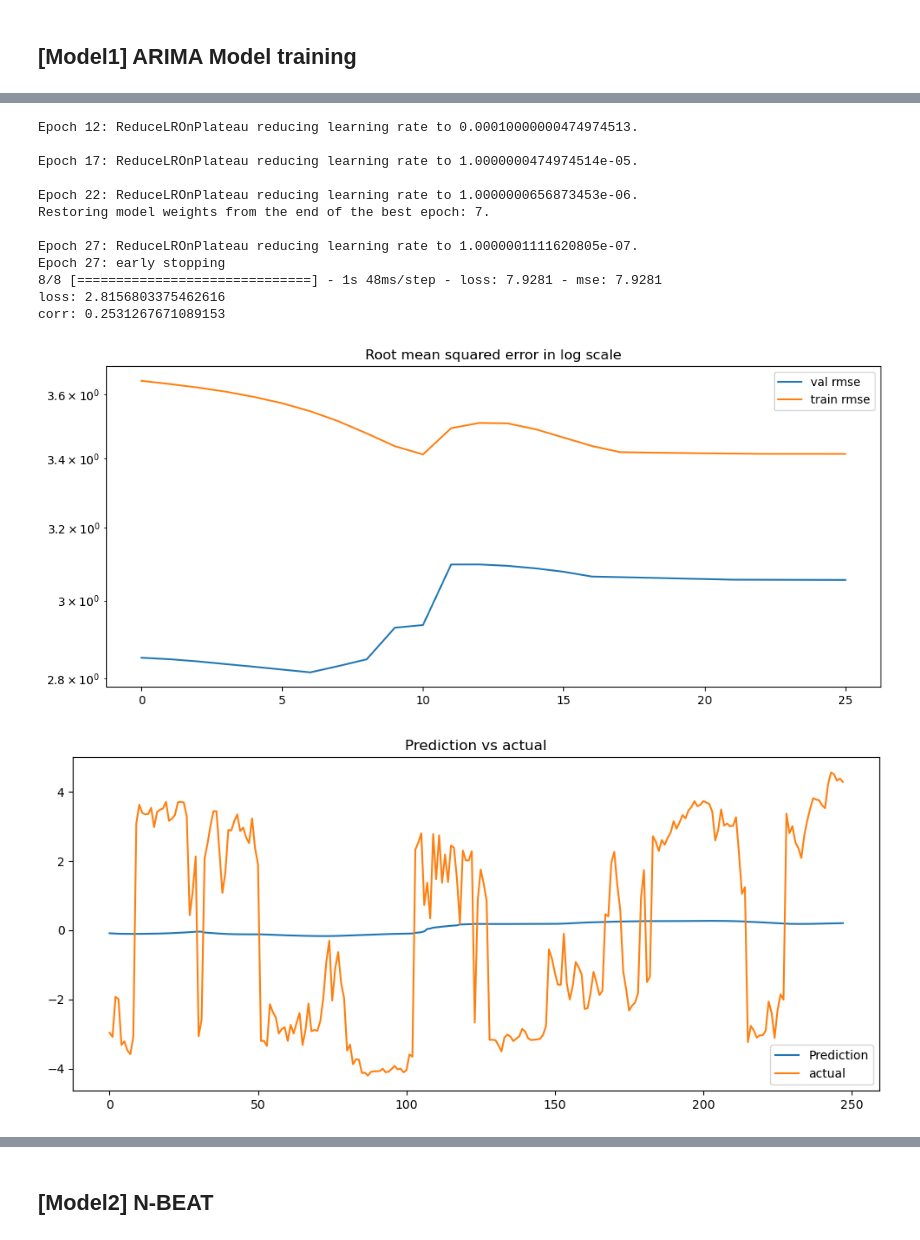
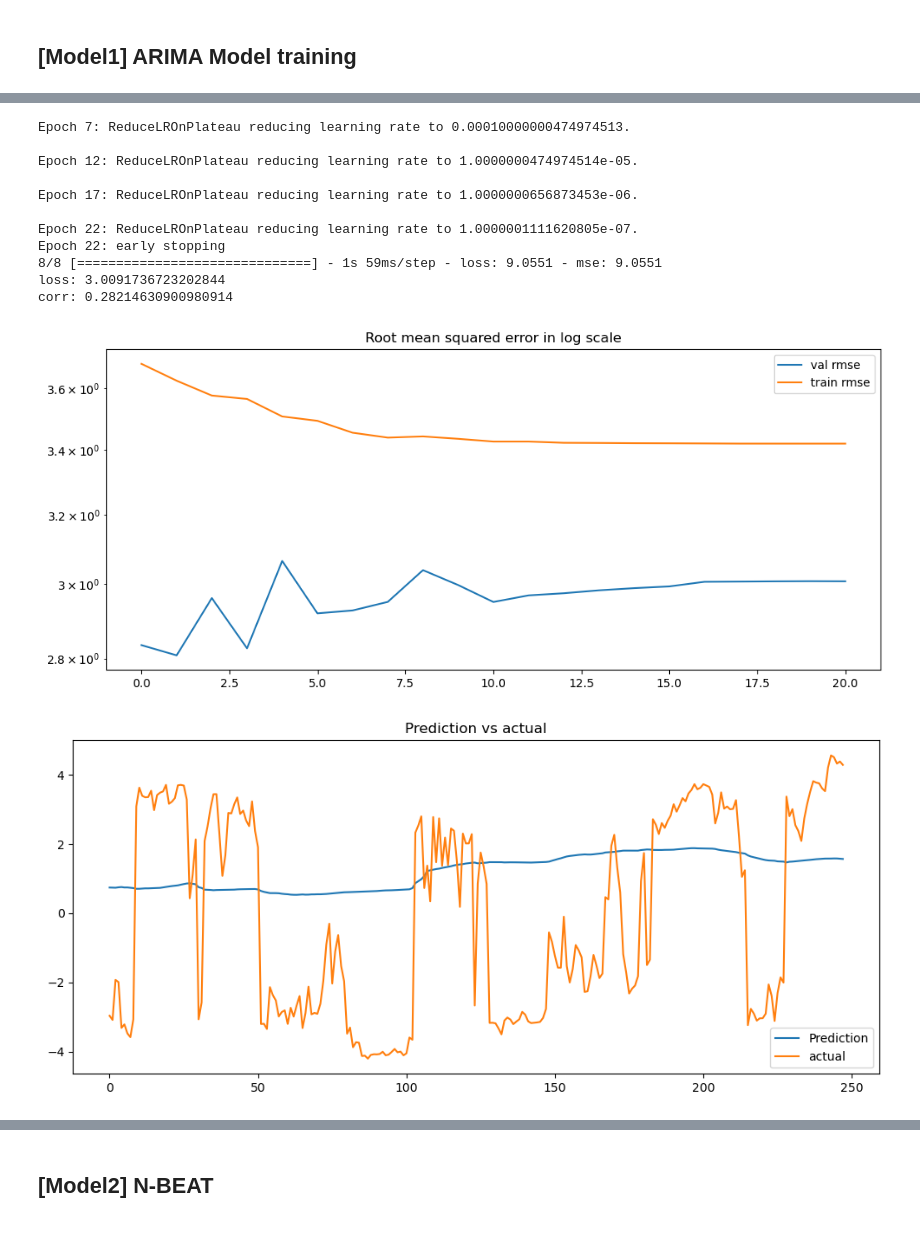
Before and after one commit to wwboy6/dl-btc-bnb, a Jupyter notebook: 08-pof-resampling.ipynb, the cells around one changed output, grey strips where cells are left out. Drawn from its saved outputs; the diff is of its cells as text; code cells hidden in the pictures.

Commit message:
feat: 08 update ARIMA model
- update batch size
- reduce neuron count
- disable restore best weight

```diff
--- a/08-pof-resampling.ipynb
+++ b/08-pof-resampling.ipynb
@@ -193,11 +193,11 @@ mean of y_test_scaled: 0.0
 # %% [markdown]
 ## Shuffling
 # %%
-train_dataset, test_dataset = prepareDataSetFromArray(x_train_rs, y_train_scaled.reshape(-1, 1), x_test_rs, y_test_scaled.reshape(-1, 1), shuffle=True)
+train_dataset, test_dataset = prepareDataSetFromArray(x_train_rs, y_train_scaled.reshape(-1, 1), x_test_rs, y_test_scaled.reshape(-1, 1), shuffle=True, batch_size=77)
 # %% [markdown]
 ## [Model1] ARIMA Model training
 # %%
-neuronCount = 256
+neuronCount = 64
 
 # Create input to stacks
 input = layers.Input(shape=(windowSize,1), name="stack_input")
@@ -213,6 +213,7 @@ residual = tf.keras.layers.LSTM(round(neuronCount/2), return_sequences=True)(inp
 x = tf.keras.layers.Add()([x, residual])  # Adding the residual connection
 
 x = tf.keras.layers.LSTM(round(neuronCount/4), activation='relu')(x)
+
 x = tf.keras.layers.Dense(32, activation='tanh')(x)
 x = tf.keras.layers.Dense(1, activation='tanh')(x)
 x = tf.keras.layers.multiply([x, np.array([output_scale])])
@@ -229,17 +230,16 @@ WARNING:tensorflow:Layer lstm_79 will not use cuDNN kernels since it doesn't mee
 # %%
-history1, rmse1, corr1 = standardTrainingAndReport(model1, x_test_rs, y_test_scaled, train_dataset, test_dataset)
+history1, rmse1, corr1 = standardTrainingAndReport(model1, x_test_rs, y_test_scaled, train_dataset, test_dataset, early_stopping_restore_best_weights=False)
 # %% [output]
-Epoch 12: ReduceLROnPlateau reducing learning rate to 0.00010000000474974513.
+Epoch 7: ReduceLROnPlateau reducing learning rate to 0.00010000000474974513.
 
-Epoch 17: ReduceLROnPlateau reducing learning rate to 1.0000000474974514e-05.
+Epoch 12: ReduceLROnPlateau reducing learning rate to 1.0000000474974514e-05.
 
-Epoch 22: ReduceLROnPlateau reducing learning rate to 1.0000000656873453e-06.
-Restoring model weights from the end of the best epoch: 7.
+Epoch 17: ReduceLROnPlateau reducing learning rate to 1.0000000656873453e-06.
 
-Epoch 27: ReduceLROnPlateau reducing learning rate to 1.0000001111620805e-07.
-Epoch 27: early stopping
-8/8 [==============================] - 1s 48ms/step - loss: 7.9281 - mse: 7.9281
-loss: 2.8156803375462616
-corr: 0.2531267671089153
+Epoch 22: ReduceLROnPlateau reducing learning rate to 1.0000001111620805e-07.
+Epoch 22: early stopping
+8/8 [==============================] - 1s 59ms/step - loss: 9.0551 - mse: 9.0551
+loss: 3.0091736723202844
+corr: 0.28214630900980914
-[figure, old version]
+[figure, new version]
-[figure, old version]
+[figure, new version]
```
Also changed, not shown: parts of 4 cells of this notebook, 1 other file.
